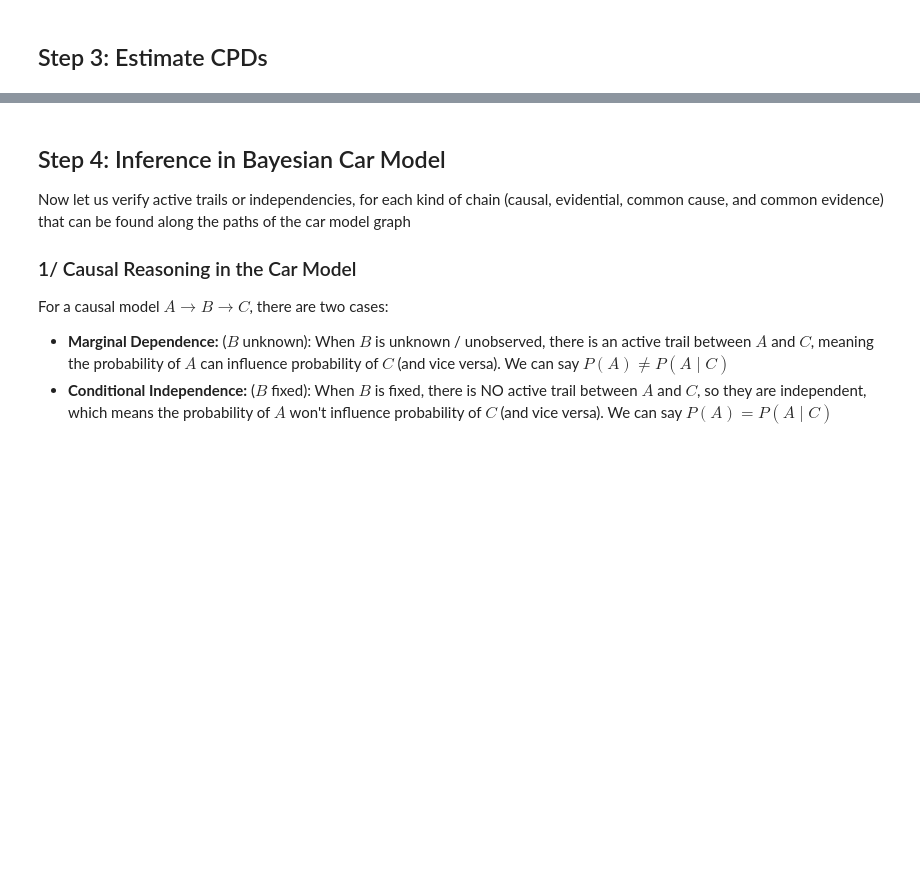
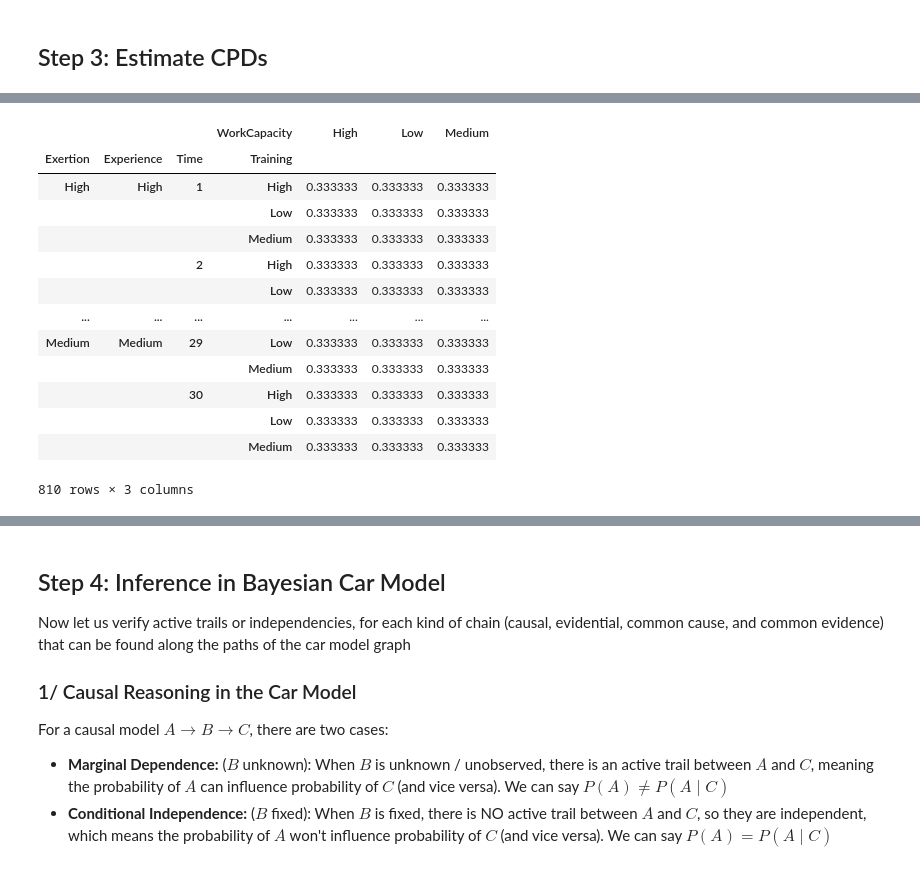
Before and after one commit to statisticallyfit/PythonProbabilisticGraphicalModels, a Jupyter notebook: src/PgmpyStudy/CarDemo_InferencePgmpy.ipynb, the cells around one changed output, grey strips where cells are left out. Drawn from its saved outputs; the diff is of its cells as text; code cells hidden in the pictures; blank space fills up the shorter version.

```diff
--- a/src/PgmpyStudy/CarDemo_InferencePgmpy.ipynb
+++ b/src/PgmpyStudy/CarDemo_InferencePgmpy.ipynb
@@ -299,0 +294,17 @@ pgmpyTabularToDataFrame(carModel, queryVar = AbsenteeismLevel.var)
+# %%
+conditionalDistDf(carModel, query= WorkCapacity)
+# %% [output]
+|  |  |  | WorkCapacity | High | Low | Medium |
+| Exertion | Experience | Time | Training |  |  |  |
+| High | High | 1 | High | 0.333333 | 0.333333 | 0.333333 |
+|  |  |  | Low | 0.333333 | 0.333333 | 0.333333 |
+|  |  |  | Medium | 0.333333 | 0.333333 | 0.333333 |
+|  |  | 2 | High | 0.333333 | 0.333333 | 0.333333 |
+|  |  |  | Low | 0.333333 | 0.333333 | 0.333333 |
+| ... | ... | ... | ... | ... | ... | ... |
+| Medium | Medium | 29 | Low | 0.333333 | 0.333333 | 0.333333 |
+|  |  |  | Medium | 0.333333 | 0.333333 | 0.333333 |
+|  |  | 30 | High | 0.333333 | 0.333333 | 0.333333 |
+|  |  |  | Low | 0.333333 | 0.333333 | 0.333333 |
+|  |  |  | Medium | 0.333333 | 0.333333 | 0.333333 |
+810 rows × 3 columns
```
Also changed, not shown: parts of 136 cells of this notebook, 1 other file.
